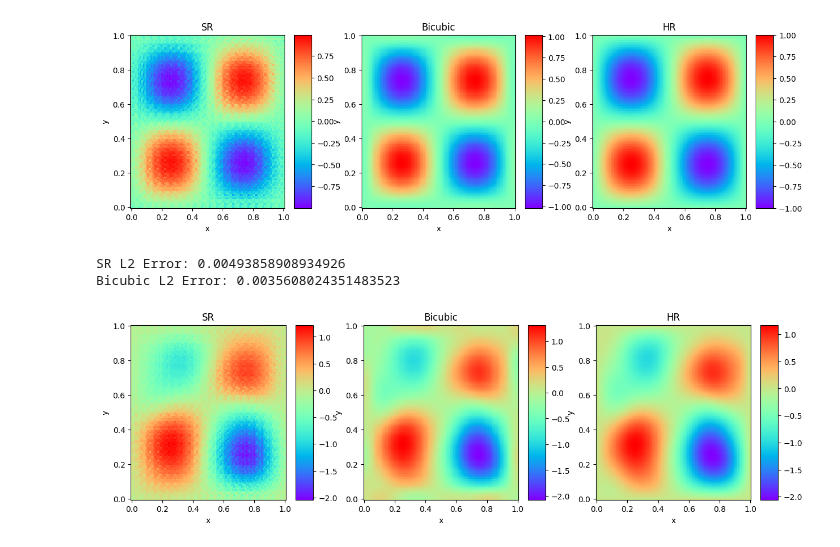
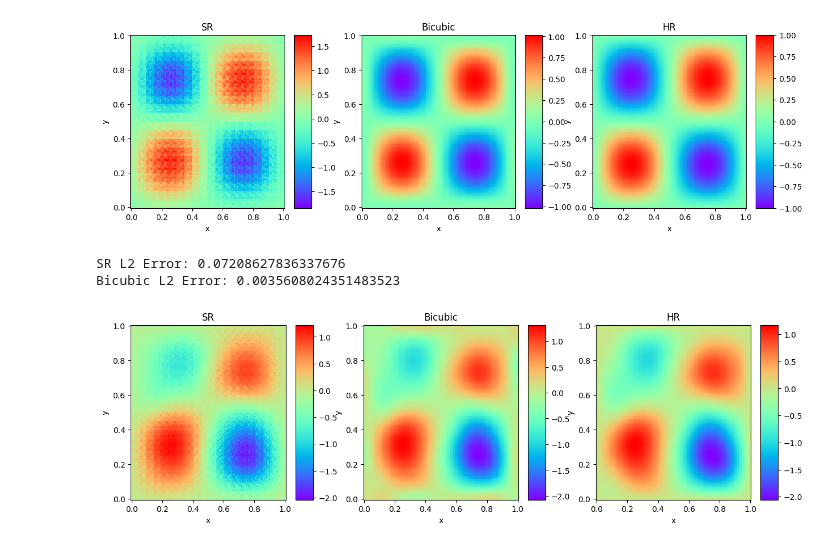
Before and after one commit to ypzpy/PDE-Super-resolution, a Jupyter notebook: test.ipynb, the cells around one changed output. Saved outputs shown, nothing was run; the diff lists cells and outputs as text; code cells hidden in the pictures.

```diff
--- a/test.ipynb
+++ b/test.ipynb
@@ -31,7 +31,7 @@ mean_u, covariance_u = u_low_prior(GP_l,GP_sigma,N_low)
 device = torch.device('cuda' if torch.cuda.is_available() else 'cpu')
 # %%
 G = UpScale().to(device)
-G.load_state_dict(torch.load('models/probabilistic_training/100/sigma0.01_step0.0002_lr0.0005/ckpt/best_model.pth')['netG'])
+G.load_state_dict(torch.load('models/probabilistic_training/100/sigma0.005_step0.0001_lr0.005_gamma0.01/ckpt/best_model.pth')['netG'])
 input = w_low
 input = torch.tensor(input.reshape(1,input.shape[0],-1))
 input = input.to(torch.float32).to(device)
@@ -43,35 +43,35 @@ fig = plt.figure(figsize=(15,4))
 plt.subplot(1,3,1)
 plt.pcolormesh(x_high, y_high, y[0], cmap='rainbow')
 cbar = plt.colorbar(pad=0.05, aspect=10)
 #cbar.mappable.set_clim(0, 0.15)
 plt.title('SR')
 plt.xlabel('x')
 plt.ylabel('y')
 plt.subplot(1,3,2)
 w_high_bicubic = cv2.resize(w_low, dsize=(100,100), interpolation=cv2.INTER_CUBIC)
 plt.pcolormesh(x_high, y_high, w_high_bicubic, cmap='rainbow')
 cbar = plt.colorbar(pad=0.05, aspect=10)
 #cbar.mappable.set_clim(0, 0.15)
 plt.title('Bicubic')
 plt.xlabel('x')
 plt.ylabel('y')
 # Around 200 epochs
 plt.subplot(1,3,3)
 plt.pcolormesh(x_high, y_high, w_high, cmap='rainbow')
 cbar = plt.colorbar(pad=0.05, aspect=10)
 #cbar.mappable.set_clim(0, 0.15)
 plt.title('HR')
 plt.xlabel('x')
 plt.ylabel('y')
 plt.show()
 
 error1 = abs(w_high - y[0])
 error2 = abs(w_high_bicubic - w_high)
 print('SR L2 Error:', (error1**2).sum()/error1.shape[0]**2)
 print('Bicubic L2 Error:', (error2**2).sum()/error2.shape[0]**2)
 # %% [output]
-[figure, old version]
+[figure, new version]
-SR L2 Error: 0.00493858908934926
+SR L2 Error: 0.07208627836337676
 Bicubic L2 Error: 0.0035608024351483523
 # %%
 h_low = 1/(N_low-1)
```
